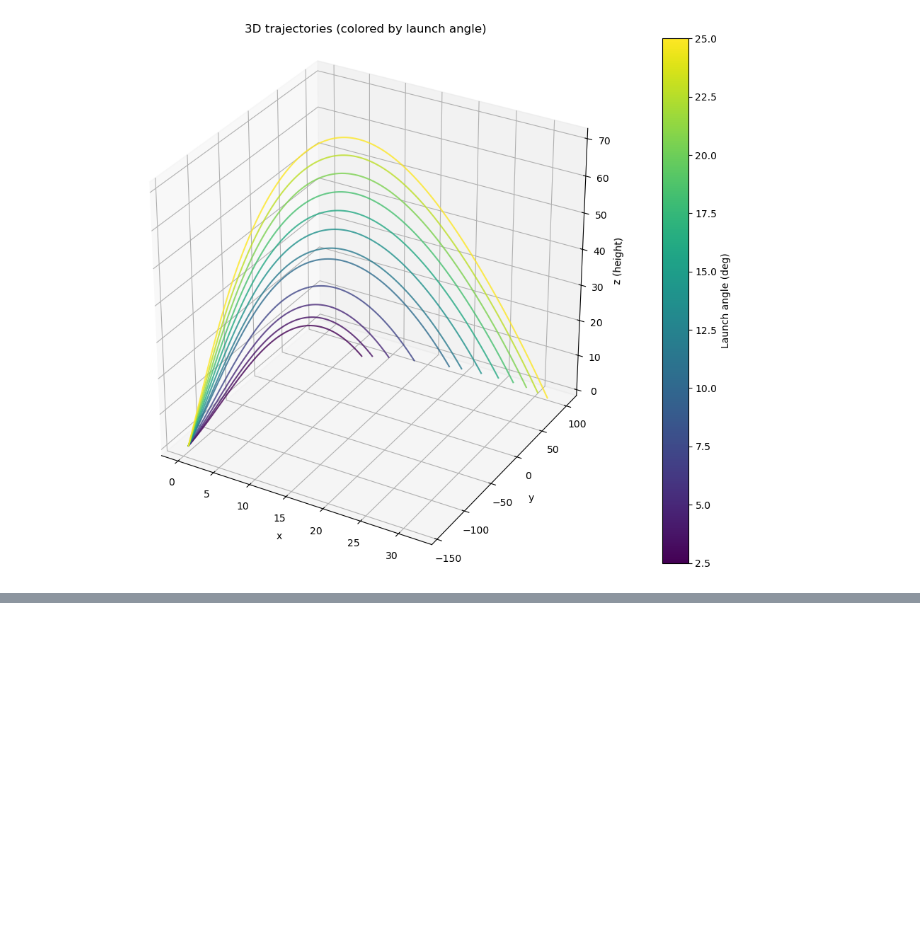
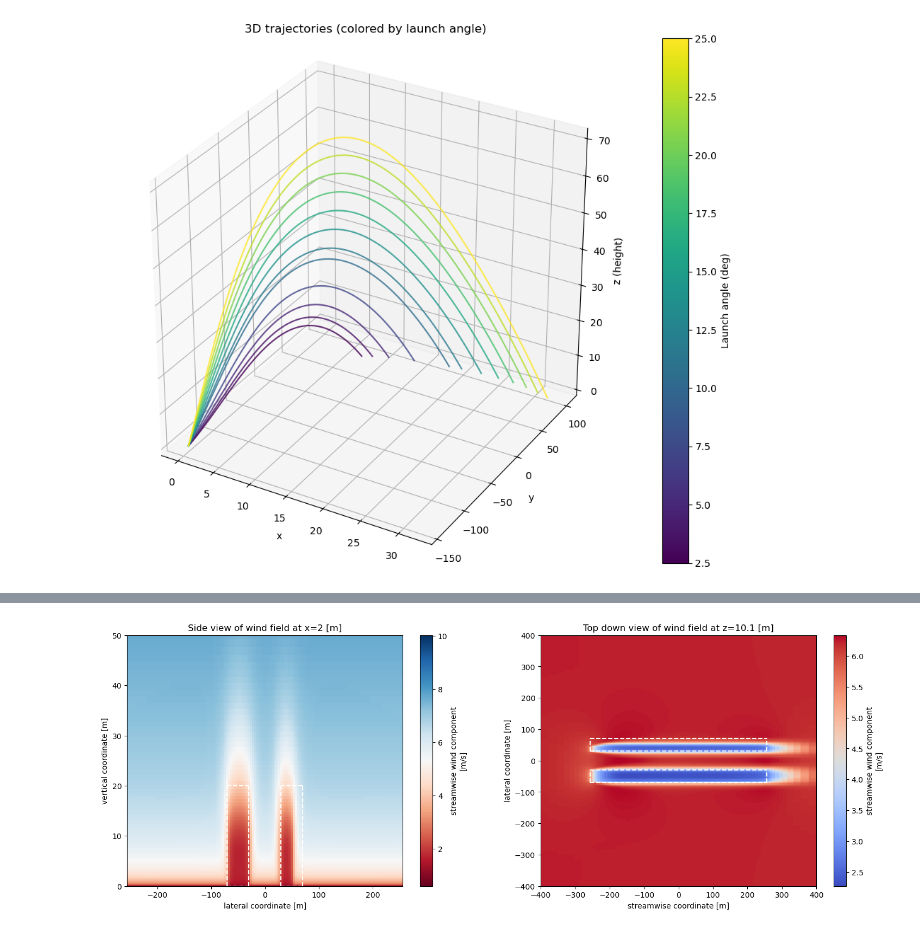
Before and after one commit to JacobManniche/Bachelor_legeplads, a Jupyter notebook: demos/corridor demo.ipynb, the cells around one changed output, grey strips where cells are left out. Cells and saved outputs as stored; diff of their text form; code cells hidden in the pictures; blank space fills up the shorter version.

```diff
--- a/demos/corridor demo.ipynb
+++ b/demos/corridor demo.ipynb
@@ -671,0 +892,85 @@ fig.show()
+# %%
+# Looking at the corridor case
+import pandas as pd
+import numpy as np
+import matplotlib.pyplot as plt
+from Tracer import WindField, Trajectory
+from Tracer.solvers import solver_rk45, solver_euler
+import xarray as xr
+
+filepath_corr = r'C:\Users\allpe\OneDrive\Skrivebord\DTU\Bachelorprojekt\Bachelor_legeplads\demos\nc files\flowdata_corr_wd_180.nc'
+
+U_ref = 6
+r = 100
+corr_wf = WindField(profile='rans',ds=filepath_corr, U_ref=U_ref)
+
+fig, ax = plt.subplots(1, 2, figsize=(18, 6))
+
+# =========================
+# LEFT: X-Z (CARRY PROFILE)
+# =========================
+U_slice = corr_wf.ds.U.isel(x=96) # y=96 corresponds to y=2 [m]
+
+U_slice.plot(
+    x="y",
+    y="z",
+    ax=ax[0],
+    cmap="RdBu",
+)
+
+ax[0].set_xlim(-256, 256)
+ax[0].set_ylim(0, 50)
+
+# making a box to indicate the corridor area with corners at (-70, 0), (-30, 0), (-70, 20), (-30, 20)
+# horisontal lines
+color = 'white'
+linestyle = '--'
+
+ax[0].plot([-70,-30], [0, 0], color=color, linestyle=linestyle)
+ax[0].plot([-70,-30], [20, 20], color=color, linestyle=linestyle)
+# vertical lines
+ax[0].plot([-70,-70], [0, 20], color=color, linestyle=linestyle)
+ax[0].plot([-30,-30], [0, 20], color=color, linestyle=linestyle)
+
+# horisontal lines
+ax[0].plot([70,30], [0, 0], color=color, linestyle=linestyle)
+ax[0].plot([70,30], [20, 20], color=color, linestyle=linestyle)
+
+# vertical lines
+ax[0].plot([70,70], [0, 20], color=color, linestyle=linestyle)
+ax[0].plot([30,30], [0, 20], color=color, linestyle=linestyle)
+
+ax[0].set_title('Side view of wind field at x=2 [m]')
+# =========================
+# MIDDLE: Y-Z (SIDE DRIFT)
+# =========================
+U_slice = corr_wf.ds.U.isel(z=49) # z=49 corresponds to z=10.1[m]
+
+U_slice.plot(
+    x="x",
+    y="y",
+    ax=ax[1],
+    cmap="coolwarm",
+)
+
+ax[1].set_xlim(-400, 400)
+ax[1].set_ylim(-400, 400)
+ax[1].set_title('Top down view of wind field at z=10.1 [m]')
+
+ax[1].plot([-256,256], [-70, -70], color=color, linestyle=linestyle)
+ax[1].plot([-256,256], [-30, -30], color=color, linestyle=linestyle)
+# vertical lines
+ax[1].plot([-256,-256], [-70, -30], color=color, linestyle=linestyle)
+ax[1].plot([-256,-256], [30, 70], color=color, linestyle=linestyle)
+
+# horisontal lines
+ax[1].plot([-256,256], [70, 70], color=color, linestyle=linestyle)
+ax[1].plot([-256,256], [30, 30], color=color, linestyle=linestyle)
+
+# vertical lines
+ax[1].plot([256,256], [-70, -30], color=color, linestyle=linestyle)
+ax[1].plot([256,256], [30, 70], color=color, linestyle=linestyle)
+
+plt.show()
+# %% [output]
+[figure, added]
```
Also changed, not shown: parts of 6 cells of this notebook, 2 other files.
